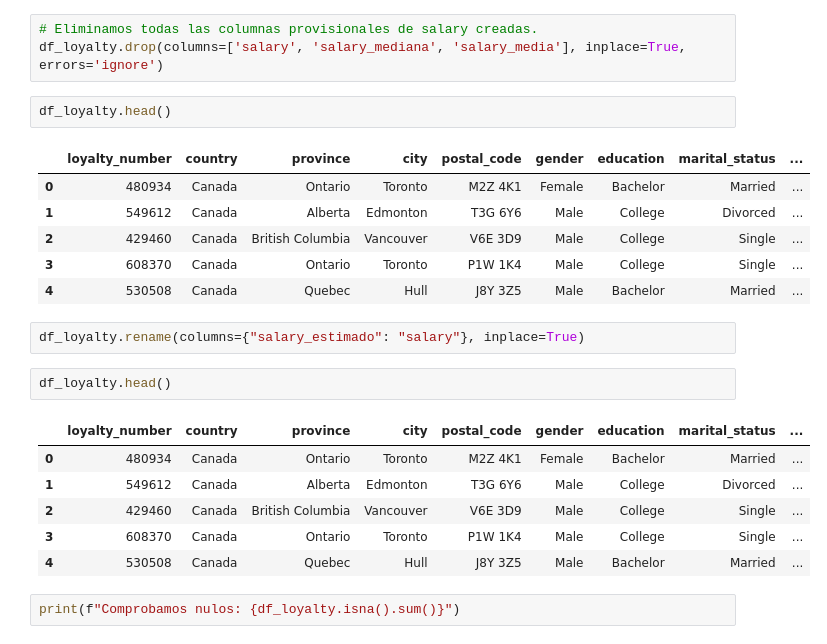
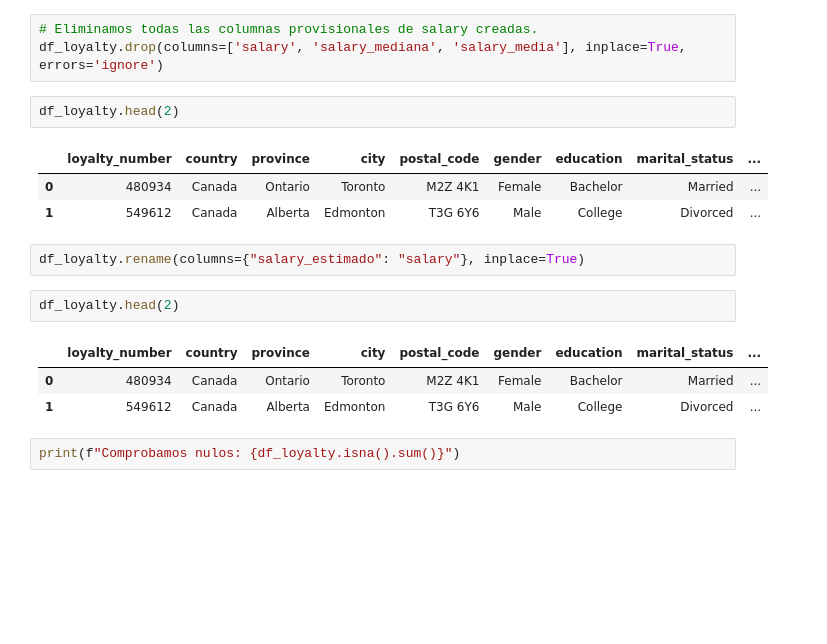
Before and after one commit to Adalab/bda-modulo-3-evaluacion-final-Lumo88-1, a Jupyter notebook: 02 Fase limpieza Datasets.ipynb, the cells around one changed output. Saved outputs shown, nothing was run; the diff lists cells and outputs as text; blank space fills up the shorter version.

```diff
--- a/02 Fase limpieza Datasets.ipynb
+++ b/02 Fase limpieza Datasets.ipynb
@@ -322,25 +297,19 @@ Antes de borrar columnas, vemos lo siguiente:
 # Eliminamos todas las columnas provisionales de salary creadas.
 df_loyalty.drop(columns=['salary', 'salary_mediana', 'salary_media'], inplace=True, errors='ignore')
 # %%
-df_loyalty.head()
+df_loyalty.head(2)
 # %% [output]
 |  | loyalty_number | country | province | city | postal_code | gender | education | marital_status | ... |
 | 0 | 480934 | Canada | Ontario | Toronto | M2Z 4K1 | Female | Bachelor | Married | ... |
 | 1 | 549612 | Canada | Alberta | Edmonton | T3G 6Y6 | Male | College | Divorced | ... |
-| 2 | 429460 | Canada | British Columbia | Vancouver | V6E 3D9 | Male | College | Single | ... |
-| 3 | 608370 | Canada | Ontario | Toronto | P1W 1K4 | Male | College | Single | ... |
-| 4 | 530508 | Canada | Quebec | Hull | J8Y 3Z5 | Male | Bachelor | Married | ... |
 # %%
 df_loyalty.rename(columns={"salary_estimado": "salary"}, inplace=True)
 # %%
-df_loyalty.head()
+df_loyalty.head(2)
 # %% [output]
 |  | loyalty_number | country | province | city | postal_code | gender | education | marital_status | ... |
 | 0 | 480934 | Canada | Ontario | Toronto | M2Z 4K1 | Female | Bachelor | Married | ... |
 | 1 | 549612 | Canada | Alberta | Edmonton | T3G 6Y6 | Male | College | Divorced | ... |
-| 2 | 429460 | Canada | British Columbia | Vancouver | V6E 3D9 | Male | College | Single | ... |
-| 3 | 608370 | Canada | Ontario | Toronto | P1W 1K4 | Male | College | Single | ... |
-| 4 | 530508 | Canada | Quebec | Hull | J8Y 3Z5 | Male | Bachelor | Married | ... |
 # %%
 print(f"Comprobamos nulos: {df_loyalty.isna().sum()}")
 # %% [output]
```
Also changed, not shown: parts of 33 cells of this notebook, 2 other files.
